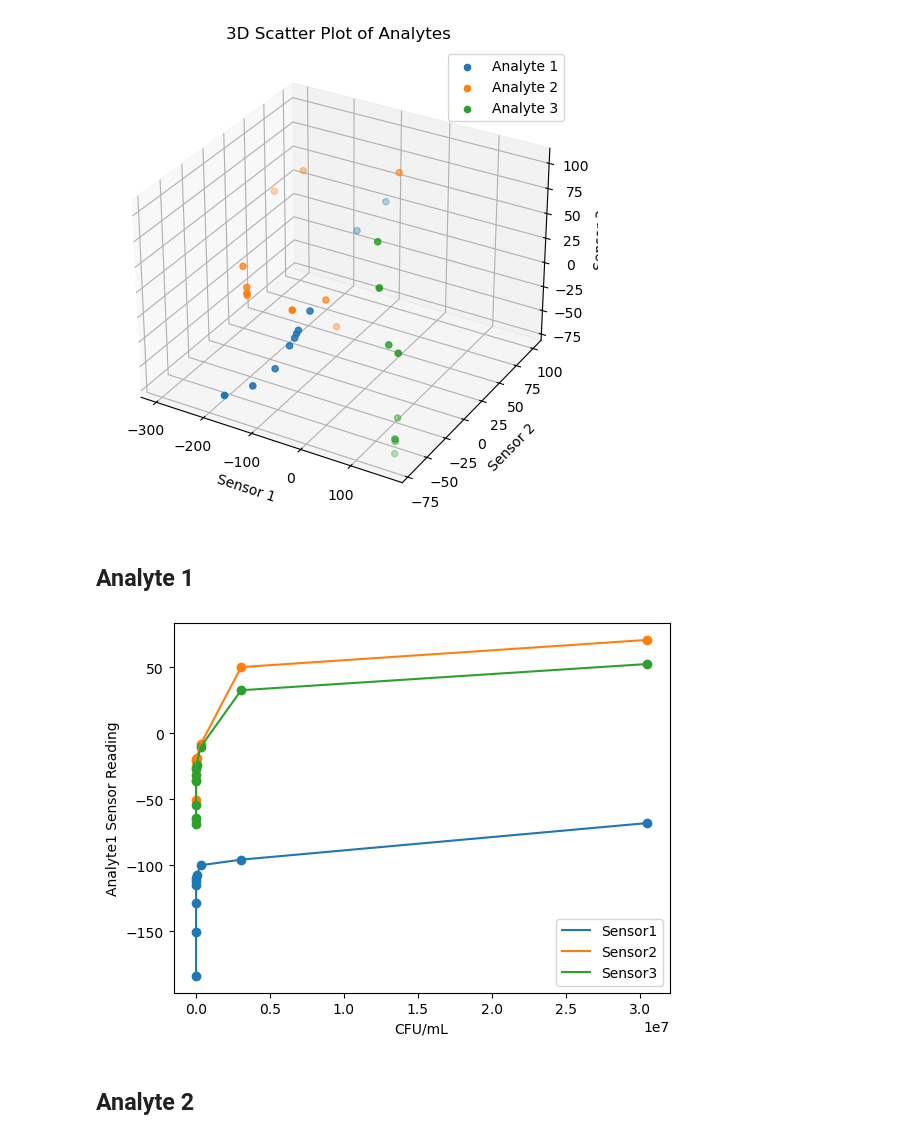
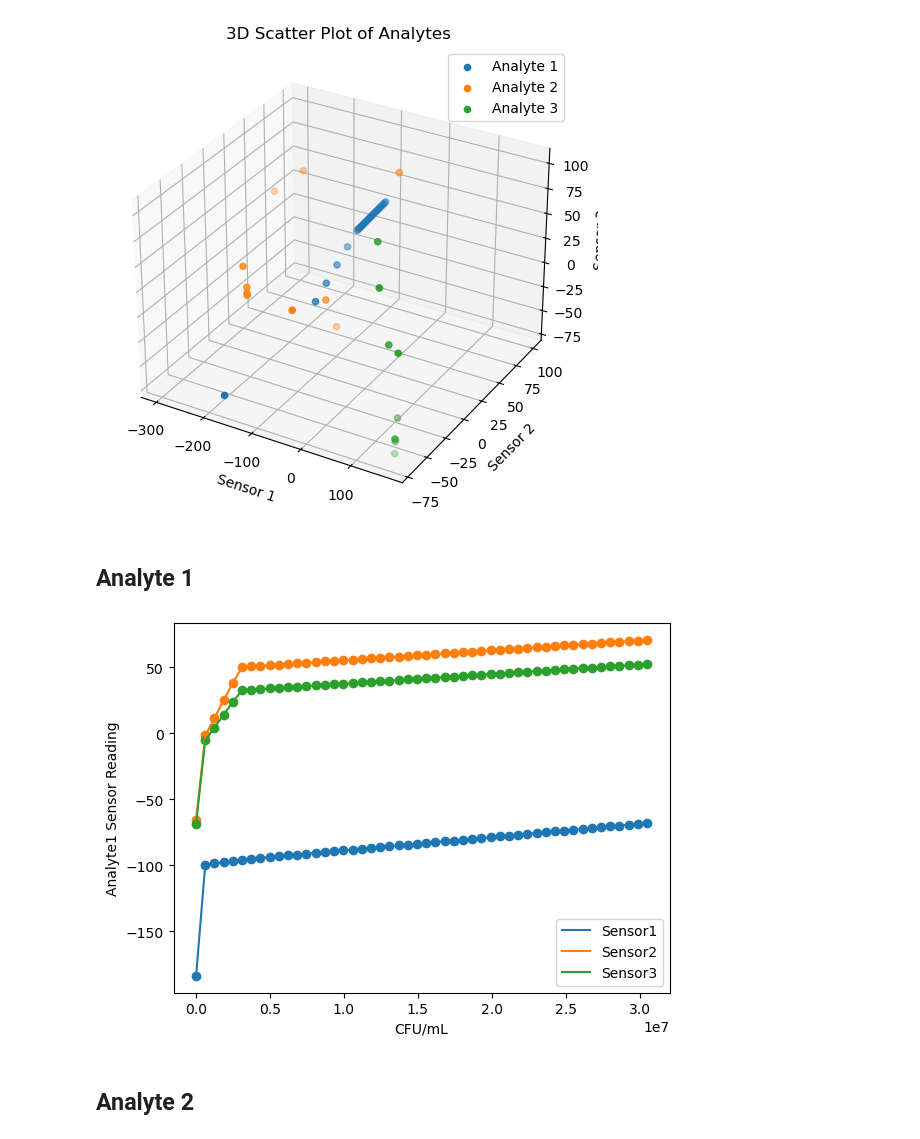
Before and after one commit to SohamD34/BTP, a Jupyter notebook: scripts/analysis.ipynb, the cells around one changed output. Cells and saved outputs as stored; diff of their text form; code cells hidden in the pictures.

```diff
--- a/scripts/analysis.ipynb
+++ b/scripts/analysis.ipynb
@@ -12,7 +14,7 @@ warnings.filterwarnings("ignore")
 # %%
 ''' We have 10 points of Analyte1 data, Analyte2 data and Analyte3 data respectively. '''
 
-analyte1 = pd.read_csv('../data/Analyte1.csv')
+analyte1 = pd.read_csv('../data/Interpolated_Analyte1.csv')
 analyte2 = pd.read_csv('../data/Analyte2.csv')
 analyte3 = pd.read_csv('../data/Analyte3.csv')
 
@@ -33,11 +35,11 @@ analyte1.head(10)
 fig = plt.figure(figsize=(6,10))
 ax = fig.add_subplot(111, projection='3d')
 
-ax.scatter3D(analyte1['Analyte1_Sensor1'], analyte1['Analyte1_Sensor2'], analyte1['Analyte1_Sensor3'], label='Analyte 1')
+ax.scatter3D(analyte1['Sensor1'], analyte1['Sensor2'], analyte1['Sensor3'], label='Analyte 1')
 
-ax.scatter3D(analyte2['Analyte2_sensor1'], analyte2['Analyte2_sensor2'], analyte2['Analyte2_sensor3'], label='Analyte 2')
+ax.scatter3D(analyte2['Sensor1'], analyte2['Sensor2'], analyte2['Sensor3'], label='Analyte 2')
 
-ax.scatter3D(analyte3['Analyte3_Sensor1'], analyte3['Analyte3_Sensor2'], analyte3['Analyte3_Sensor3'], label='Analyte 3')
+ax.scatter3D(analyte3['Sensor1'], analyte3['Sensor2'], analyte3['Sensor3'], label='Analyte 3')
 
 ax.set_xlabel('Sensor 1')
 ax.set_ylabel('Sensor 2')
@@ -47,28 +49,28 @@ ax.set_title('3D Scatter Plot of Analytes')
 ax.legend()
 plt.show()
 # %% [output]
-[figure, old version]
+[figure, new version]
 # %% [markdown]
 ## Analyte 1
 # %%
 ''' Trends of CFU/mL data with Sensor readings '''
 
-plt.scatter(analyte1['CFU/mL'], analyte1['Analyte1_Sensor1'])
-plt.plot(analyte1['CFU/mL'], analyte1['Analyte1_Sensor1'], label='Sensor1')
+plt.scatter(analyte1['CFU/mL'], analyte1['Sensor1'])
+plt.plot(analyte1['CFU/mL'], analyte1['Sensor1'], label='Sensor1')
 
-plt.scatter(analyte1['CFU/mL'], analyte1['Analyte1_Sensor2'])
-plt.plot(analyte1['CFU/mL'], analyte1['Analyte1_Sensor2'], label='Sensor2')
+plt.scatter(analyte1['CFU/mL'], analyte1['Sensor2'])
+plt.plot(analyte1['CFU/mL'], analyte1['Sensor2'], label='Sensor2')
 
-plt.scatter(analyte1['CFU/mL'], analyte1['Analyte1_Sensor3'])
-plt.plot(analyte1['CFU/mL'], analyte1['Analyte1_Sensor3'], label='Sensor3')
+plt.scatter(analyte1['CFU/mL'], analyte1['Sensor3'])
+plt.plot(analyte1['CFU/mL'], analyte1['Sensor3'], label='Sensor3')
 
 plt.xlabel('CFU/mL')
 plt.ylabel('Analyte1 Sensor Reading')
 plt.legend()
 plt.savefig('../docs/plots/analyte1.png')
 plt.show()
 # %% [output]
-[figure, old version]
+[figure, new version]
 # %% [markdown]
 ## Analyte 2
 # %%
```
Also changed, not shown: parts of 10 cells of this notebook, 7 other files.
